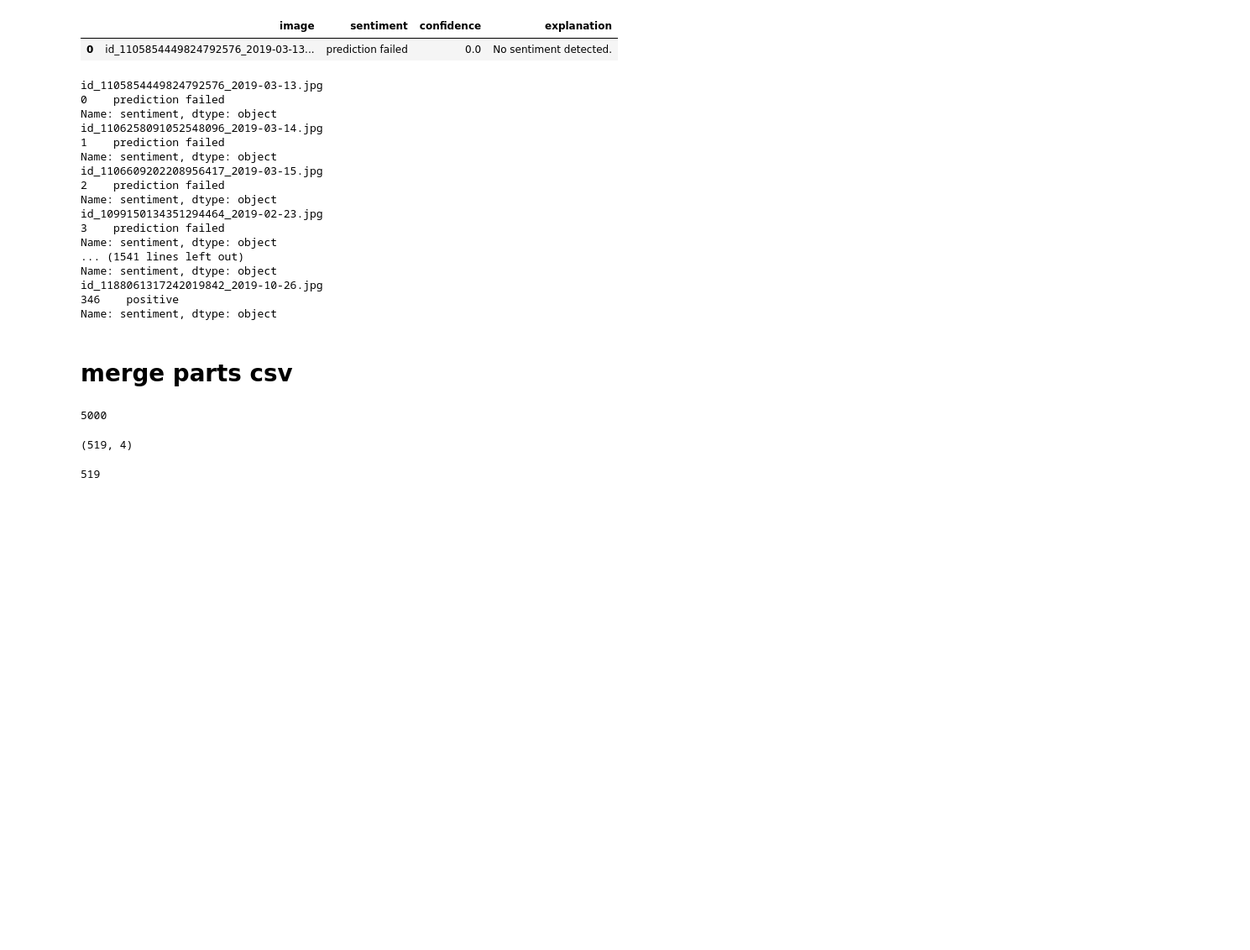
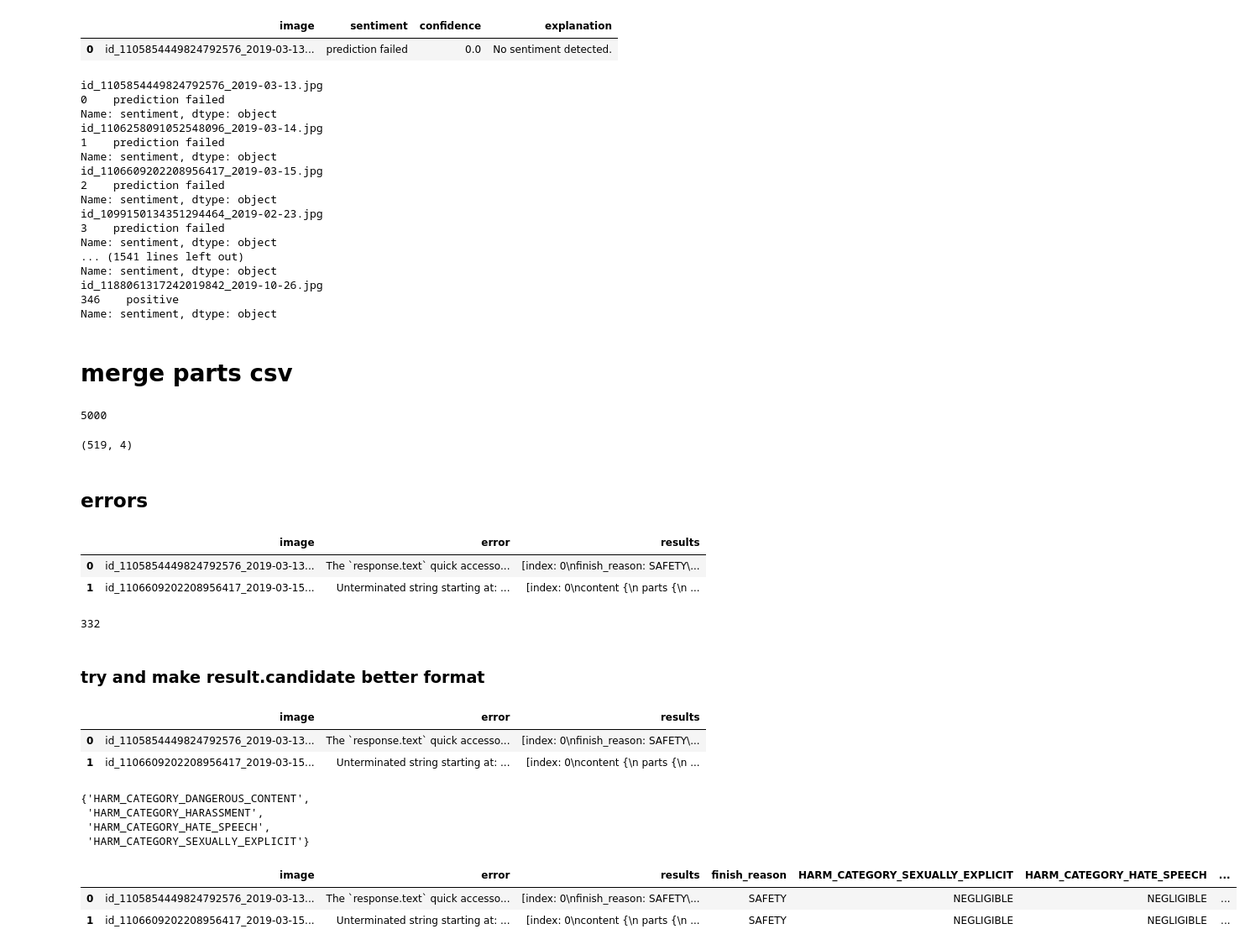
Before and after one commit to mkleinma/Team_Project_ComputerVision, a Jupyter notebook: assessment/sentiment-analysis/gemini-results-analysis.ipynb, the cells around one changed output. Shown: that part at 84% size. Cells and saved outputs as stored; diff of their text form; code cells hidden in the pictures; blank space fills up the shorter version.

```diff
--- a/assessment/sentiment-analysis/gemini-results-analysis.ipynb
+++ b/assessment/sentiment-analysis/gemini-results-analysis.ipynb
@@ -294,9 +273,7 @@ print(all_res[all_res['sentiment'] == 'prediction failed'].shape)
 # %%
 failed_all_res = all_res[all_res['sentiment'] == 'prediction failed']
 img_names_all_res = list(failed_all_res['image'].astype(str))
-# %%
-len(img_names_all_res)
-# %% [output]
-519
 # %%
 all_res.to_csv('results/responses_subset_small_all_results_first_try.csv', index=False)
+# %% [markdown]
+## errors
@@ -302,0 +351,10 @@ all_res.to_csv('results/responses_subset_small_all_results_first_try.csv', index
+# %%
+all_errors.head(2)
+# %% [output]
+|  | image | error | results |
+| 0 | id_1105854449824792576_2019-03-13... | The `response.text` quick accesso... | [index: 0\nfinish_reason: SAFETY\... |
+| 1 | id_1106609202208956417_2019-03-15... | Unterminated string starting at: ... | [index: 0\ncontent {\n parts {\n ... |
+# %%
+len(all_errors) + len(all_errors_now_work) + len(list)
+# %% [output]
+332
@@ -302,0 +392,43 @@ all_res.to_csv('results/responses_subset_small_all_results_first_try.csv', index
+# %% [markdown]
+### try and make result.candidate better format
+# %%
+all_errors.head(2)
+# %% [output]
+|  | image | error | results |
+| 0 | id_1105854449824792576_2019-03-13... | The `response.text` quick accesso... | [index: 0\nfinish_reason: SAFETY\... |
+| 1 | id_1106609202208956417_2019-03-15... | Unterminated string starting at: ... | [index: 0\ncontent {\n parts {\n ... |
+# %%
+import re
+# get first row of results
+text = all_errors.iloc[1]['results']
+
+ratings_set = set()
+# iterate over data frame
+for index, row in all_errors.iterrows():
+    # Extract finish reason
+    finish_reason_match = re.search(r'finish_reason: (\w+)', text)
+    finish_reason = finish_reason_match.group(1) if finish_reason_match else None
+    all_errors['finish_reason'] = finish_reason
+
+    # Extract safety ratings
+    safety_ratings = {}
+    safety_rating_matches = re.finditer(r'category: (\w+)\n  probability: (\w+)', text)
+    for match in safety_rating_matches:
+        category = match.group(1)
+        probability = match.group(2)
+        ratings_set.add(category)
+        all_errors[category] = probability
+        safety_ratings[category] = probability
+# %%
+ratings_set
+# %% [output]
+{'HARM_CATEGORY_DANGEROUS_CONTENT',
+ 'HARM_CATEGORY_HARASSMENT',
+ 'HARM_CATEGORY_HATE_SPEECH',
+ 'HARM_CATEGORY_SEXUALLY_EXPLICIT'}
+# %%
+all_errors.head(2)
+# %% [output]
+|  | image | error | results | finish_reason | HARM_CATEGORY_SEXUALLY_EXPLICIT | HARM_CATEGORY_HATE_SPEECH | ... |
+| 0 | id_1105854449824792576_2019-03-13... | The `response.text` quick accesso... | [index: 0\nfinish_reason: SAFETY\... | SAFETY | NEGLIGIBLE | NEGLIGIBLE | ... |
+| 1 | id_1106609202208956417_2019-03-15... | Unterminated string starting at: ... | [index: 0\ncontent {\n parts {\n ... | SAFETY | NEGLIGIBLE | NEGLIGIBLE | ... |
```
Also changed, not shown: parts of 17 cells of this notebook, 4 other files.
